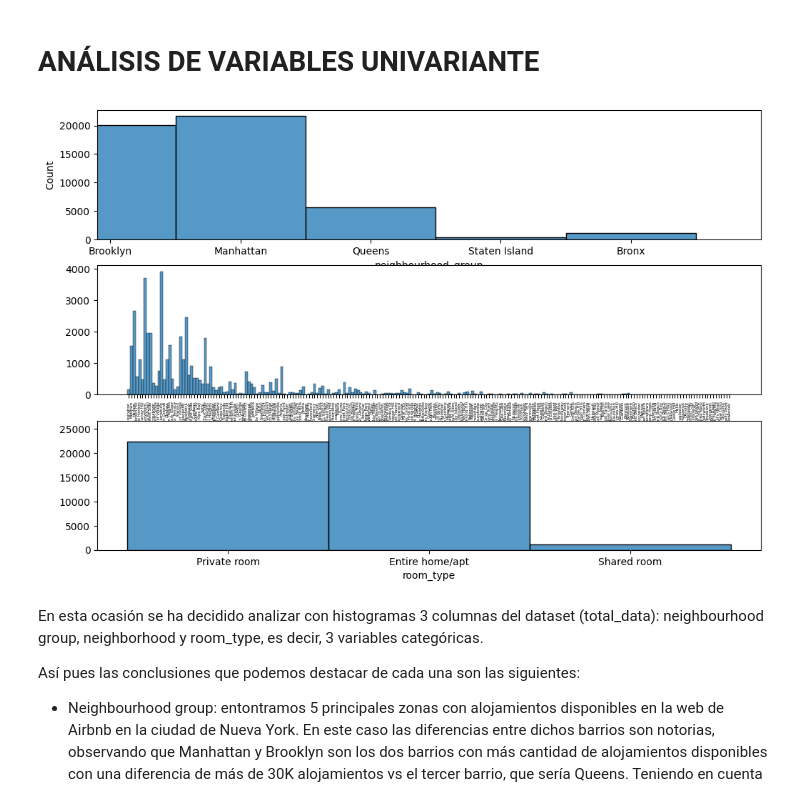
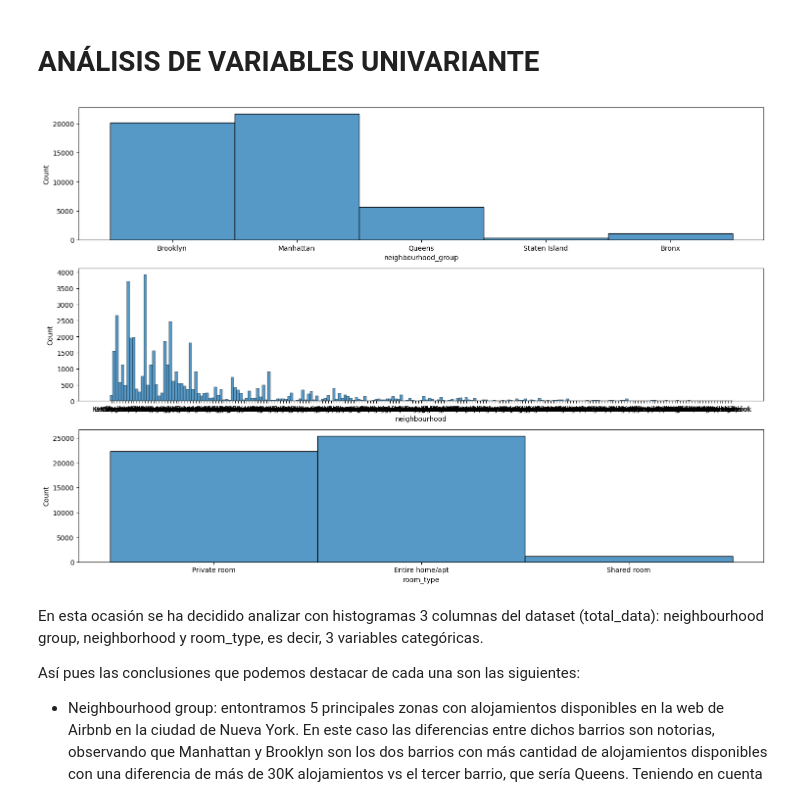
Before and after one commit to 4GeeksAcademy/ginappedrosa-machine-learning-python-template, a Jupyter notebook: src/explore.ipynb, the cells around one changed output. Cells and saved outputs as stored; diff of their text form; code cells hidden in the pictures.

```diff
--- a/src/explore.ipynb
+++ b/src/explore.ipynb
@@ -65,22 +65,22 @@ total_data.head()
 # %%
 import matplotlib.pyplot as plt
 import seaborn as sns
 
 
 # CATEGÓRICAS
 
 
-fig, axis = plt.subplots(3, figsize=(12, 8))
+fig, axis = plt.subplots(3, figsize=(15, 10))
 
 # Create a multiple histogram
-sns.histplot(ax = axis[0], data = total_data, x = "neighbourhood_group").set_xlim(-0.1, 5)
-sns.histplot(ax = axis[1], data = total_data, x = "neighbourhood").set(ylabel = None)
-sns.histplot(ax = axis[2], data = total_data, x = "room_type").set(ylabel = None)
+sns.histplot(ax = axis[0], data = total_data, x = "neighbourhood_group")
+sns.histplot(ax = axis[1], data = total_data, x = "neighbourhood")
+sns.histplot(ax = axis[2], data = total_data, x = "room_type")
 
-axis[1].tick_params(axis='x', rotation=90, labelsize=4)
+plt.tight_layout()
 plt.show()
 # %% [output]
-[figure, old version]
+[figure, new version]
 # %% [markdown]
 En esta ocasión se ha decidido analizar con histogramas 3 columnas del dataset (total_data): neighbourhood group, neighborhood y room_type, es decir, 3 variables categóricas.
 
```
Also changed, not shown: 14 other files.
